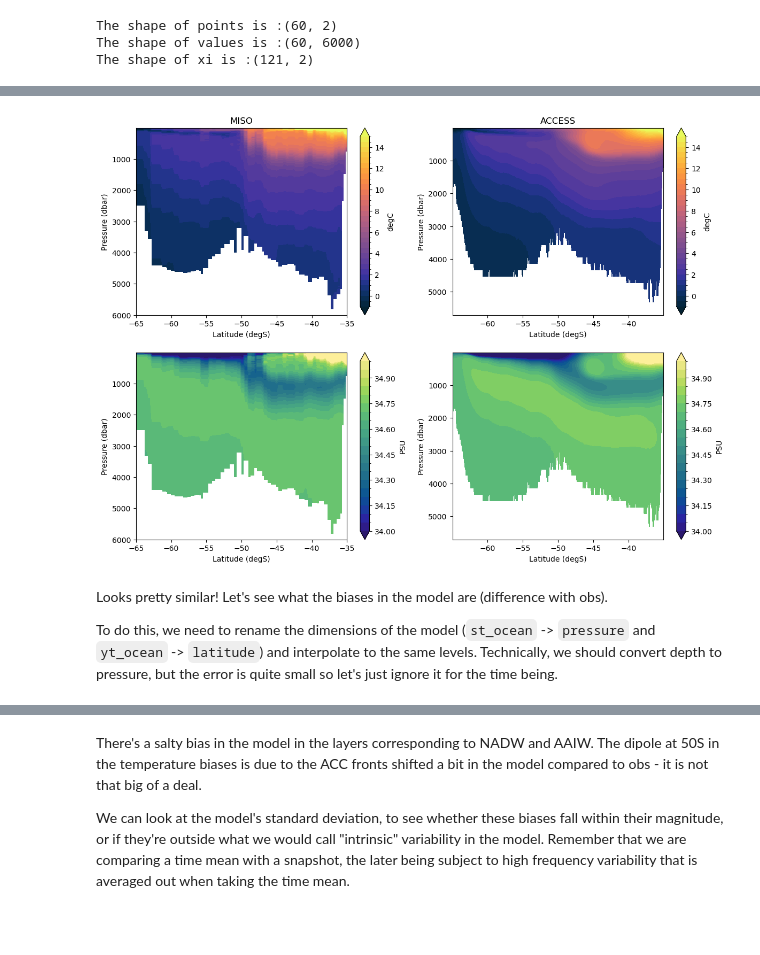
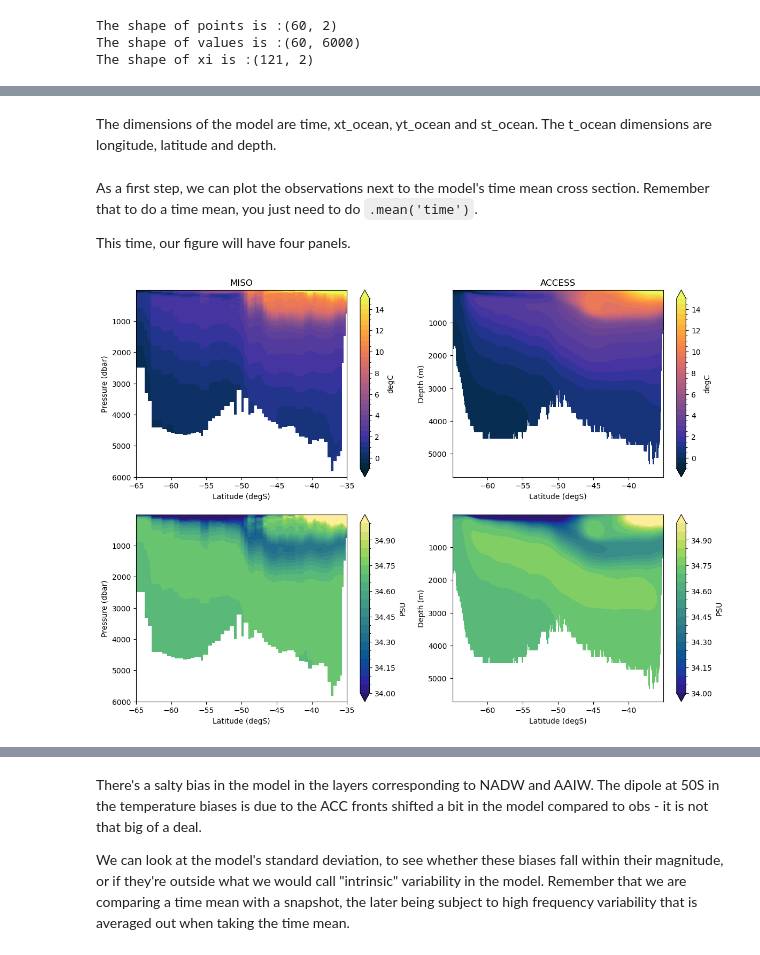
Before and after one commit to julia-neme/Tutorial_Sophie, a Jupyter notebook: I09S_model_comparison.ipynb, the cells around one changed output, grey strips where cells are left out. Saved outputs shown, nothing was run; the diff lists cells and outputs as text; code cells hidden in the pictures; blank space fills up the shorter version.

```diff
--- a/I09S_model_comparison.ipynb
+++ b/I09S_model_comparison.ipynb
@@ -146,9 +247,10 @@ Let's plot:
 # %%
-fig, axs = plt.subplots(2, 1, figsize = (8, 10))
+fig, axs = plt.subplots(nrows = 1, ncols = 2, figsize = (14, 5))
 temperature_interp.plot.contourf(ax = axs[0], vmin = -1, vmax = 15, levels = 33, cmap = cm.cm.thermal,
                                  yincrease = False, cbar_kwargs = {'label':'degC'})
 salinity_interp.plot.contourf(ax = axs[1], vmin = 34, vmax = 35, levels = 21, cmap = cm.cm.haline,
-                                 yincrease = False, cbar_kwargs = {'label':'PSU'})
+                              yincrease = False, cbar_kwargs = {'label':'PSU'})
+# Let's make nice labels for the axis
 for ax in axs:
     ax.set_xlabel('Latitude (degS)')
     ax.set_ylabel('Pressure (dbar)')
@@ -166,23 +296,27 @@ model_salinity = xr.open_dataarray('data/access_salt_i09s.nc')
+# %% [markdown]
+The dimensions of the model are time, xt_ocean, yt_ocean and st_ocean. The t_ocean dimensions are longitude, latitude and depth.
+# %% [markdown]
+As a first step, we can plot the observations next to the model's time mean cross section. Remember that to do a time mean, you just need to do `.mean('time')`.
+
+This time, our figure will have four panels.
 # %%
 fig, axs = plt.subplots(2, 2, figsize = (14, 10))
 temperature_interp.plot.contourf(ax = axs[0,0], vmin = -1, vmax = 15, levels = 33, cmap = cm.cm.thermal,
                                  yincrease = False, cbar_kwargs = {'label':'degC'})
 salinity_interp.plot.contourf(ax = axs[1,0], vmin = 34, vmax = 35, levels = 21, cmap = cm.cm.haline,
-                                 yincrease = False, cbar_kwargs = {'label':'PSU'})
+                              yincrease = False, cbar_kwargs = {'label':'PSU'})
+axs[0,0].set_ylabel('Pressure (dbar)'); axs[1,0].set_ylabel('Pressure (dbar)')
 
 model_temperature.mean('time').plot.contourf(ax = axs[0,1], vmin = -1, vmax = 15, levels = 33, cmap = cm.cm.thermal,
                                  yincrease = False, cbar_kwargs = {'label':'degC'})
 model_salinity.mean('time').plot.contourf(ax = axs[1,1], vmin = 34, vmax = 35, levels = 21, cmap = cm.cm.haline,
                                  yincrease = False, cbar_kwargs = {'label':'PSU'})
+axs[0,1].set_ylabel('Depth (m)'); axs[1,1].set_ylabel('Depth (m)')
+# Make nice labels
 for ax in axs.flatten():
     ax.set_xlabel('Latitude (degS)')
-    ax.set_ylabel('Pressure (dbar)')
     ax.set_title('')
 axs[0,0].set_title('MISO')
 axs[0,1].set_title('ACCESS');
 # %% [output]
-[figure, old version]
+[figure, new version]
-# %% [markdown]
-Looks pretty similar! Let's see what the biases in the model are (difference with obs).
-
-To do this, we need to rename the dimensions of the model (`st_ocean` -> `pressure` and `yt_ocean` -> `latitude`) and interpolate to the same levels. Technically, we should convert depth to pressure, but the error is quite small so let's just ignore it for the time being.
```
Also changed, not shown: parts of 54 cells of this notebook, 1 other file.
